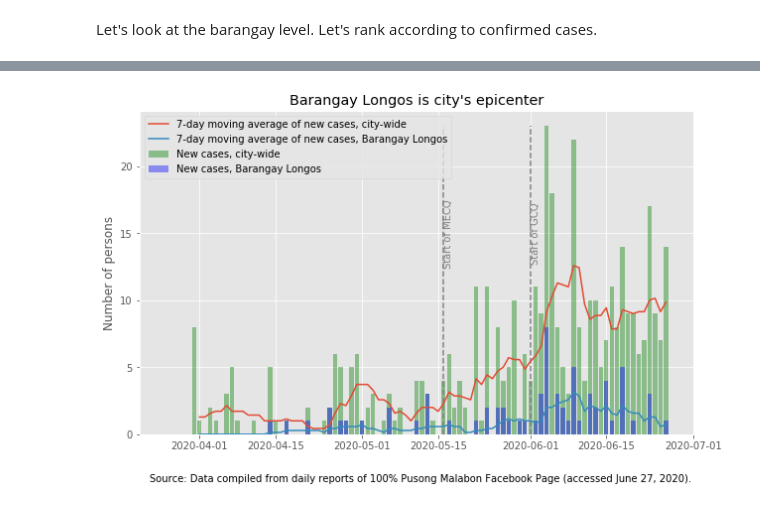
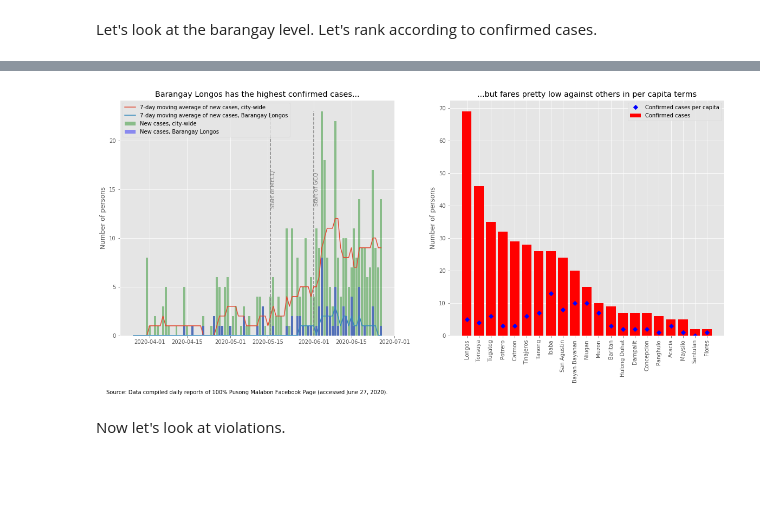
Before and after one commit to jessonpagaduan/covid_malabon, a Jupyter notebook: malabon-covid19.ipynb, the cells around one changed output, grey strips where cells are left out. Saved outputs shown, nothing was run; the diff lists cells and outputs as text; code cells hidden in the pictures; blank space fills up the shorter version.

```diff
--- a/malabon-covid19.ipynb
+++ b/malabon-covid19.ipynb
@@ -493,0 +596,2 @@ df1.groupby(level=0).max().sort_values(by='confirmed', ascending=False).iloc[1:,
+# %%
+brgy_confirmed = df3.groupby(level=0).max().sort_values(by='confirmed', ascending=False).loc['Longos':, 'confirmed']
@@ -493,0 +720,2 @@ df1.groupby(level=0).max().sort_values(by='confirmed', ascending=False).iloc[1:,
+# %%
+confirmed_pc2 = df3.groupby(level=0).max().sort_values(by='confirmed', ascending=False).loc[:, 'confirmed_pc_4k']
@@ -493,0 +742,2 @@ df1.groupby(level=0).max().sort_values(by='confirmed', ascending=False).iloc[1:,
+# %%
+mask2 = confirmed_pc2.index.isin(['Malabon City', 'Outside Malabon', 'Unconfirmed Address'])
@@ -493,0 +764,2 @@ df1.groupby(level=0).max().sort_values(by='confirmed', ascending=False).iloc[1:,
+# %%
+mask3 = brgy_confirmed.index.isin(['Malabon City', 'Outside Malabon', 'Unconfirmed Address'])
@@ -515,18 +800,30 @@ plt.show()
 # %%
-fig, ax = plt.subplots(figsize=(10, 6))
-ax.bar(df1.loc['Malabon City'].index, df1.loc['Malabon City', 'new_case'], color='green', alpha=0.4, label='New cases, city-wide')
-ax.bar(df1.loc['Longos'].index, df1.loc['Longos', 'new_case'], color='blue', alpha=0.4, label='New cases, Barangay Longos')
-ax.plot(df1.loc['Malabon City', 'case_ma'], label='7-day moving average of new cases, city-wide')
-ax.plot(df1.loc['Longos', 'case_ma'], label='7-day moving average of new cases, Barangay Longos')
-ax.vlines(df1.loc['Malabon City'].index[51], 0, 23, color='gray', linestyle='dashed')
-ax.vlines(df1.loc['Malabon City'].index[67], 0, 23, color='gray', linestyle='dashed')
-ax.text(df1.loc['Malabon City'].index[51], 15, 'Start of MECQ', verticalalignment='center', rotation=90, color='gray')
-ax.text(df1.loc['Malabon City'].index[67], 15, 'Start of GCQ', verticalalignment='center', rotation=90, color='gray')
-ax.legend(loc='upper left')
-ax.set_ylabel('Number of persons')
-ax.set_title('Barangay Longos is city\'s epicenter')
-ax.annotate('Source: Data compiled from daily reports of 100% Pusong Malabon Facebook Page (accessed June 27, 2020).',
-            (0,0), (10,-40), xycoords='axes fraction', textcoords='offset points', va='top')
+fig, (ax1, ax2) = plt.subplots(nrows=1, ncols=2, figsize=(20, 8))
+
+ax1.bar(df3.loc['Malabon City'].index, df3.loc['Malabon City', 'new_case'], color='green', alpha=0.4, label='New cases, city-wide')
+ax1.bar(df3.loc['Longos'].index, df3.loc['Longos', 'new_case'], color='blue', alpha=0.4, label='New cases, Barangay Longos')
+ax1.plot(df3.loc['Malabon City', 'case_ma'], label='7-day moving average of new cases, city-wide')
+ax1.plot(df3.loc['Longos', 'case_ma'], label='7-day moving average of new cases, Barangay Longos')
+ax1.vlines(df3.loc['Malabon City'].index[51], 0, 23, color='gray', linestyle='dashed')
+ax1.vlines(df3.loc['Malabon City'].index[67], 0, 23, color='gray', linestyle='dashed')
+ax1.text(df3.loc['Malabon City'].index[51], 15, 'Start of MECQ', verticalalignment='center', rotation=90, color='gray')
+ax1.text(df3.loc['Malabon City'].index[67], 15, 'Start of GCQ', verticalalignment='center', rotation=90, color='gray')
+ax1.legend(loc='upper left')
+ax1.set_title('Barangay Longos has the highest confirmed cases...')
+ax1.set_ylabel('Number of persons')
+plt.xticks(rotation=90)
+
+ax2.bar(brgy_confirmed.index[~mask3], brgy_confirmed[~mask3], color='red', label='Confirmed cases')
+ax2.plot(confirmed_pc2[~mask2], 'bD', label='Confirmed cases per capita')
+plt.xticks(rotation=90)
+ax2.set_title('...but fares pretty low against others in per capita terms')
+ax2.set_ylabel('Number of persons')
+ax2.legend()
+
+plt.annotate('Source: Data compiled daily reports of 100% Pusong Malabon Facebook Page (accessed June 27, 2020).',
+            (-1.25,0), (0,-100), xycoords='axes fraction', textcoords='offset points', va='top')
 plt.show()
 # %% [output]
-[figure, old version]
+[figure, new version]
+# %% [markdown]
+Now let's look at violations.
```
Also changed, not shown: parts of 68 cells of this notebook.
